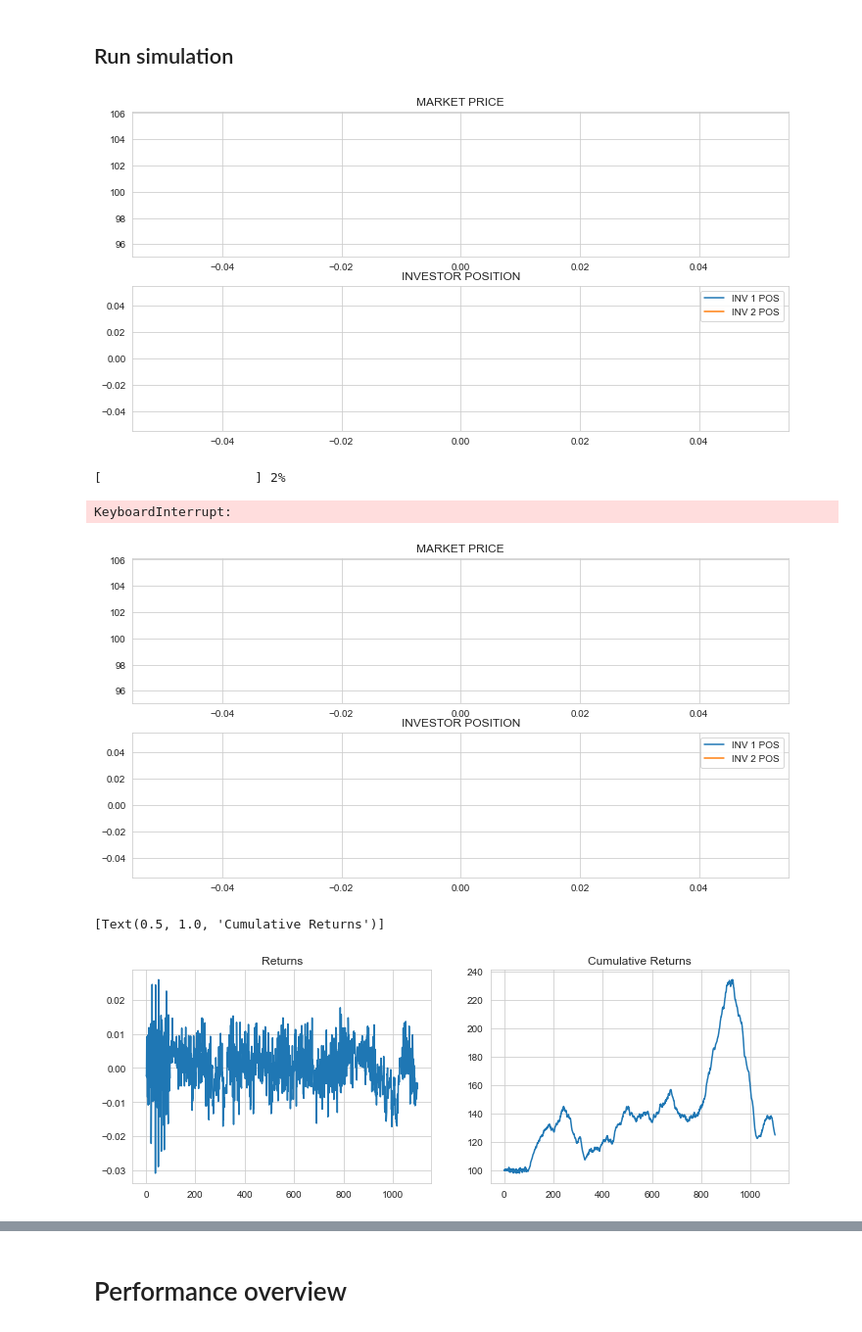
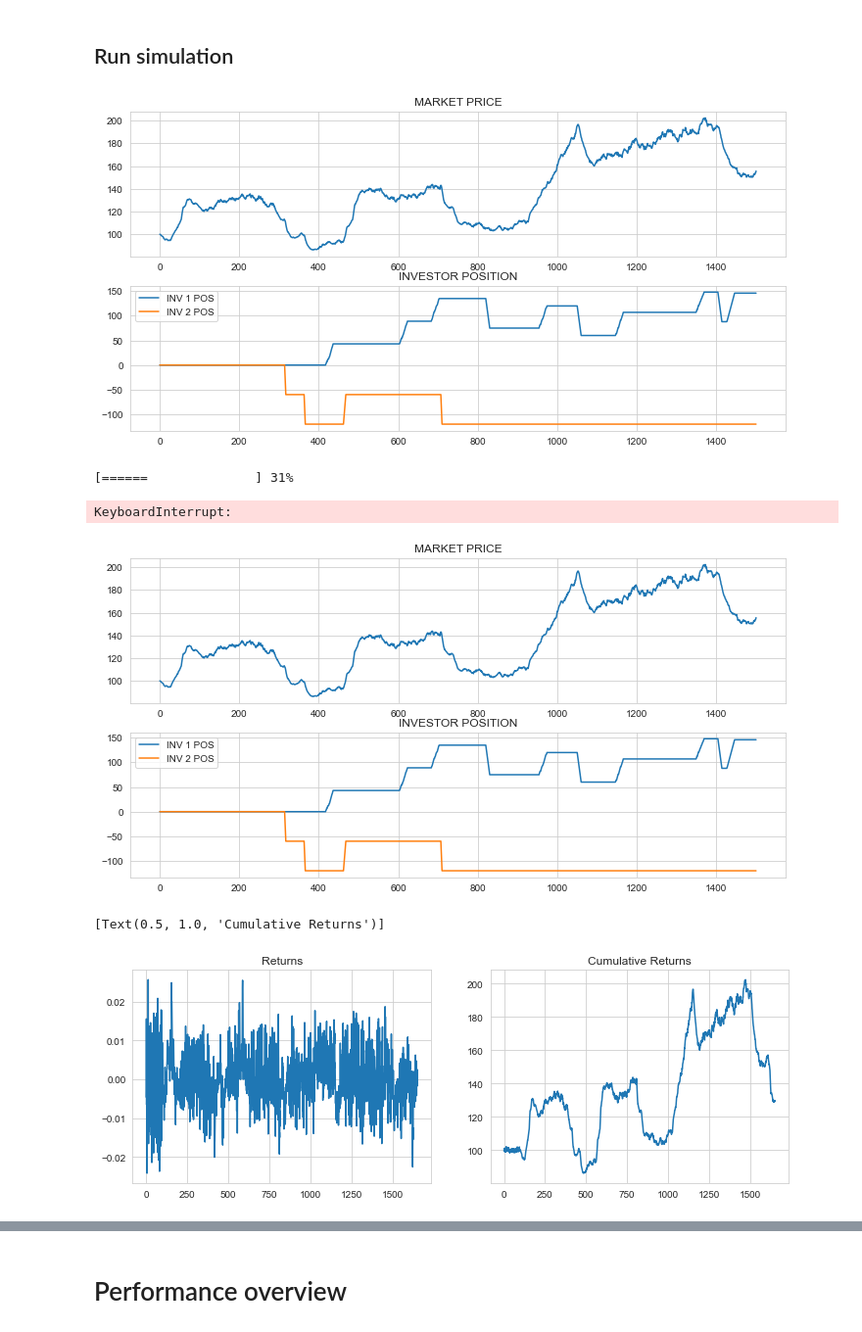
Before and after one commit to victoremil1996/rl_for_trading, a Jupyter notebook: notebooks/market_simulation_main.ipynb, the cells around one changed output, grey strips where cells are left out. Shown at 98% size. Drawn from its saved outputs; the diff is of its cells as text; code cells hidden in the pictures.

```diff
--- a/notebooks/market_simulation_main.ipynb
+++ b/notebooks/market_simulation_main.ipynb
@@ -50,10 +50,10 @@ The autoreload extension is already loaded. To reload it, use:
 ## Setup
 # %%
 # Declare parameters
-n_random_agents = 40
+n_random_agents = 10
 n_investor_agents = 2
 n_trend_agents = 5
-n_mm_agents = 25
+n_mm_agents = 20
 n_rl_agents = 0
 
 n_agents = n_random_agents + n_investor_agents + n_trend_agents + n_rl_agents + n_mm_agents
@@ -78,7 +78,10 @@ investor_agents = [InvestorAgent(agent_id = 0,
                                  delta = delta,
                                  intensity = 0.005,
                                  buy_price_margin = 0.0125,
-                                 sell_price_margin = 0.025)]
+                                 sell_price_margin = 0.025,
+                                 buy_volume = 3,
+                                 sell_volume = 6,
+                                 n_orders = 20)]
 if n_investor_agents == 2:
     investor_agents.append(InvestorAgent(agent_id = 1,
                                          delta = delta,
@@ -122,7 +125,7 @@ for j in range(n_agents):
 # %% [markdown]
 ## Run simulation
 # %%
-time_periods = 1500
+time_periods = 5000
 rl_profit = []
 market_prices = []
 inv1_pos = []
@@ -147,37 +150,37 @@ for time in range(time_periods):
     sys.stdout.write('\r')
     sys.stdout.write("[%-20s] %d%%" % ('='*int(20*j), 100*j))
     sys.stdout.flush()
 
     #########################################
     # UPDATE PLOTS
     #########################################
 
     inv1_pos.append(agents[0].position)
     inv2_pos.append(agents[1].position)
     market_prices.append(state["market_prices"][-1])
     if time % 100 == 0:
         clear_output()
         ax[0].cla()
         ax[0].plot(market_prices)
         ax[0].set(title = "MARKET PRICE")
 
         ax[1].cla()
         ax[1].set(title = "INVESTOR POSITION")
         ax[1].plot(inv1_pos, label = "INV 1 POS")
         ax[1].plot(inv2_pos, label = "INV 2 POS")
         ax[1].legend()
         display(fig)
 
 
 
 
 #save_state_space
 #agents[n_agents - 1].save_state_space()
 # %% [output]
-[figure, old version]
+[figure, new version]
-[                    ] 2%
+[======              ] 31%
 KeyboardInterrupt:
-[figure, old version]
+[figure, new version]
 # %%
 mp = pd.DataFrame(state['market_prices'])
 returns = mp / mp.shift(1)  - 1
@@ -191,7 +194,7 @@ ax[1].set(title = "Cumulative Returns")
 #plt.savefig("plots/returns_cumreturns.png")
 # %% [output]
 [Text(0.5, 1.0, 'Cumulative Returns')]
-[figure, old version]
+[figure, new version]
 # %%
 def weighted_mean(var, wts):
     """Calculates the weighted mean"""
```
Also changed, not shown: parts of 3 cells of this notebook, 2 other files.
